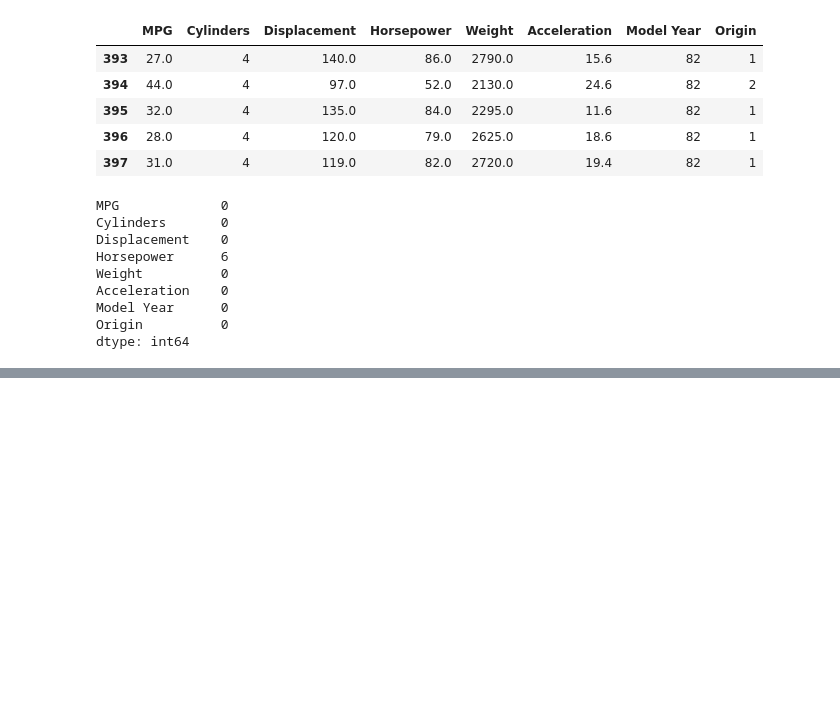
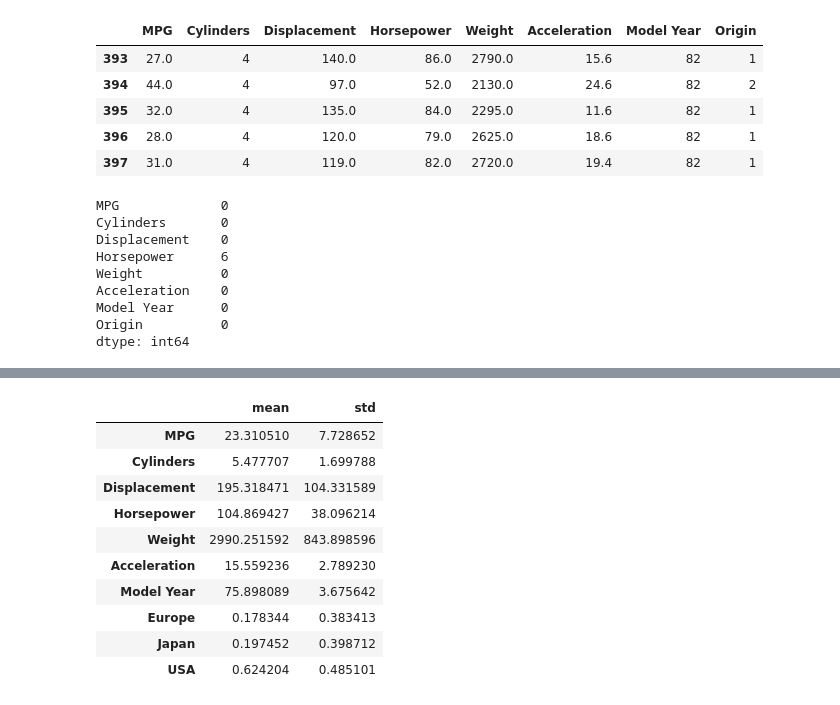
Before and after one commit to ftk1000/py_lessons, a Jupyter notebook: regr_fuel_efficiency.ipynb, the cells around one changed output, grey strips where cells are left out. Cells and saved outputs as stored; diff of their text form; code cells hidden in the pictures; blank space fills up the shorter version.

```diff
--- a/regr_fuel_efficiency.ipynb
+++ b/regr_fuel_efficiency.ipynb
@@ -67,0 +116,15 @@ dataset = dataset.dropna()
+# %%
+# Normalization
+train_dataset.describe().transpose()[['mean', 'std']]
+# %% [output]
+|  | mean | std |
+| MPG | 23.310510 | 7.728652 |
+| Cylinders | 5.477707 | 1.699788 |
+| Displacement | 195.318471 | 104.331589 |
+| Horsepower | 104.869427 | 38.096214 |
+| Weight | 2990.251592 | 843.898596 |
+| Acceleration | 15.559236 | 2.789230 |
+| Model Year | 75.898089 | 3.675642 |
+| Europe | 0.178344 | 0.383413 |
+| Japan | 0.197452 | 0.398712 |
+| USA | 0.624204 | 0.485101 |
```
Also changed, not shown: parts of 7 cells of this notebook.
